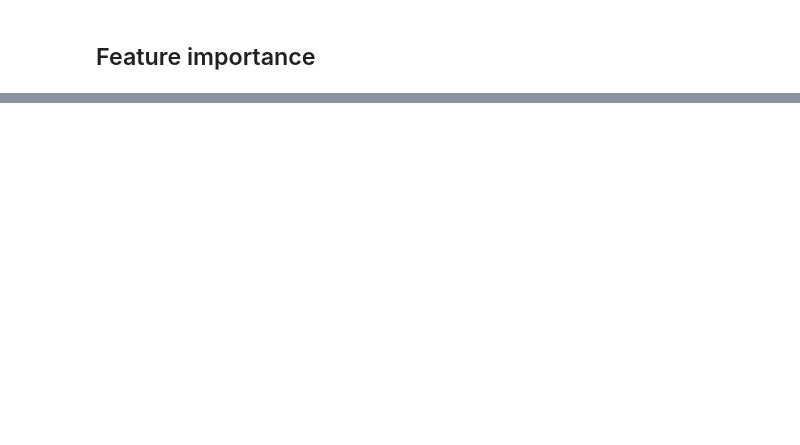
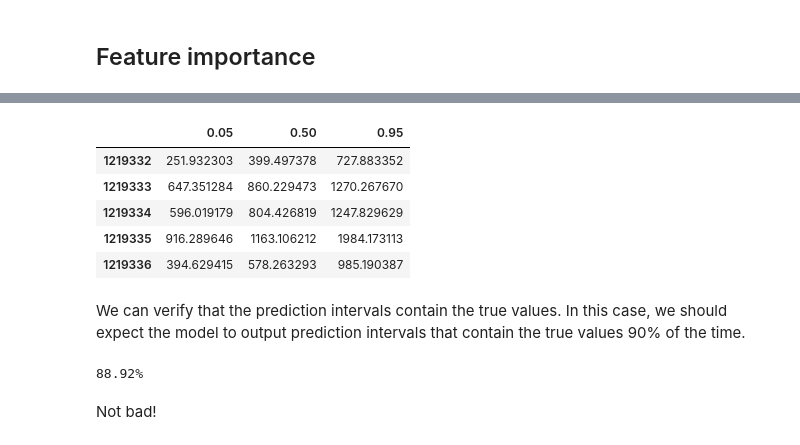
Before and after one commit to MaxHalford/data-science-tutorials, a Jupyter notebook: data-mining/supervised-learning/lightgbm.ipynb, the cells around one changed output, grey strips where cells are left out. Cells and saved outputs as stored; diff of their text form; code cells hidden in the pictures; blank space fills up the shorter version.

```diff
--- a/data-mining/supervised-learning/lightgbm.ipynb
+++ b/data-mining/supervised-learning/lightgbm.ipynb
@@ -40,0 +29,9 @@ dataset.head()
+# %%
+import pandas as pd
+
+dataset = pd.read_pickle('../../data/taxi_trip_dataset.pkl')
+dataset['hour'] = pd.Categorical(dataset['hour'])
+dataset['weekday'] = pd.Categorical(dataset['weekday'])
+dataset['pickup_cell_id'] = pd.Categorical(dataset['pickup_cell_id'])
+dataset['dropoff_cell_id'] = pd.Categorical(dataset['dropoff_cell_id'])
+dataset.head()
@@ -40,0 +47,6 @@ dataset.head()
+# %%
+is_test = dataset['pickup_datetime'].dt.month == 6
+X_train = dataset.loc[~is_test].drop(columns=['id', 'trip_duration', 'pickup_datetime'])
+y_train = dataset.loc[~is_test, 'trip_duration']
+X_test = dataset.loc[is_test].drop(columns=['id', 'trip_duration', 'pickup_datetime'])
+y_test = dataset.loc[is_test, 'trip_duration']
@@ -46,0 +504,14 @@ LightGBM can optimize different loss functions.
+# %%
+model = lgb.LGBMRegressor(
+    objective='regression_l1',
+    num_leaves=2 ** 5,
+    n_estimators=100,
+    importance_type='gain'
+
+)
+model = model.fit(X_train, y_train)
+(
+    pd.Series(model.feature_importances_, index=X_train.columns)
+    .sort_values(ascending=False)
+    .map('{:.2f}'.format)
+)
@@ -46,0 +537,31 @@ LightGBM can optimize different loss functions.
+# %%
+quantiles = [0.05, 0.5, 0.95]
+y_pred = pd.DataFrame(index=X_test.index, columns=quantiles)
+
+for q in quantiles:
+    model = lgb.LGBMRegressor(
+        objective='quantile',
+        alpha=q,
+        num_leaves=2 ** 5,
+        n_estimators=100
+    )
+    model = model.fit(X_train, y_train)
+    y_pred[q] = model.predict(X_test)
+# %%
+y_pred.head()
+# %% [output]
+|  | 0.05 | 0.50 | 0.95 |
+| 1219332 | 251.932303 | 399.497378 | 727.883352 |
+| 1219333 | 647.351284 | 860.229473 | 1270.267670 |
+| 1219334 | 596.019179 | 804.426819 | 1247.829629 |
+| 1219335 | 916.289646 | 1163.106212 | 1984.173113 |
+| 1219336 | 394.629415 | 578.263293 | 985.190387 |
+# %% [markdown]
+We can verify that the prediction intervals contain the true values. In this case, we should expect the model to output prediction intervals that contain the true values 90% of the time.
+# %%
+in_ci = ((y_pred[0.05] <= y_test) & (y_test <= y_pred[0.95])).mean()
+print(f'{in_ci:.2%}')
+# %% [output]
+88.92%
+# %% [markdown]
+Not bad!
```
Also changed, not shown: parts of 54 cells of this notebook, 5 other files.
